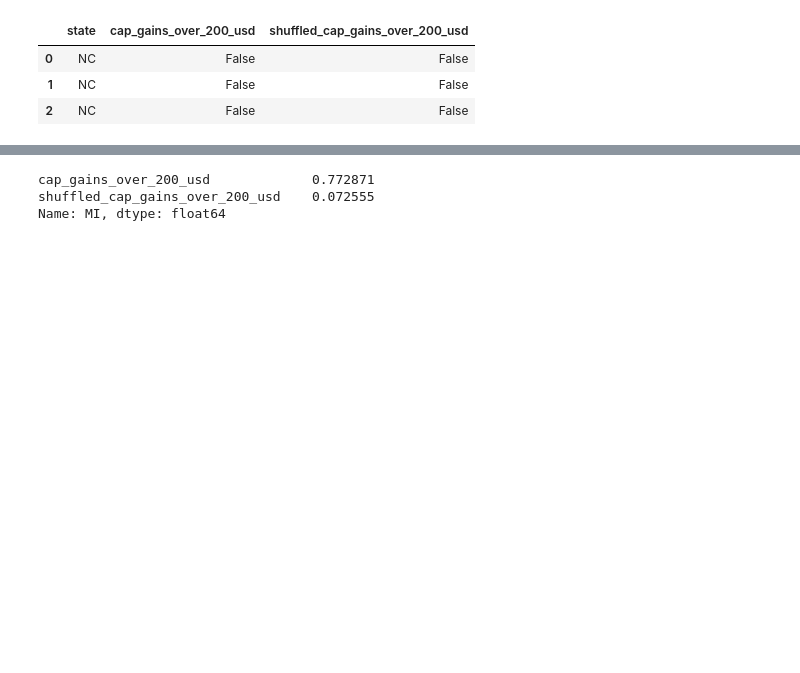
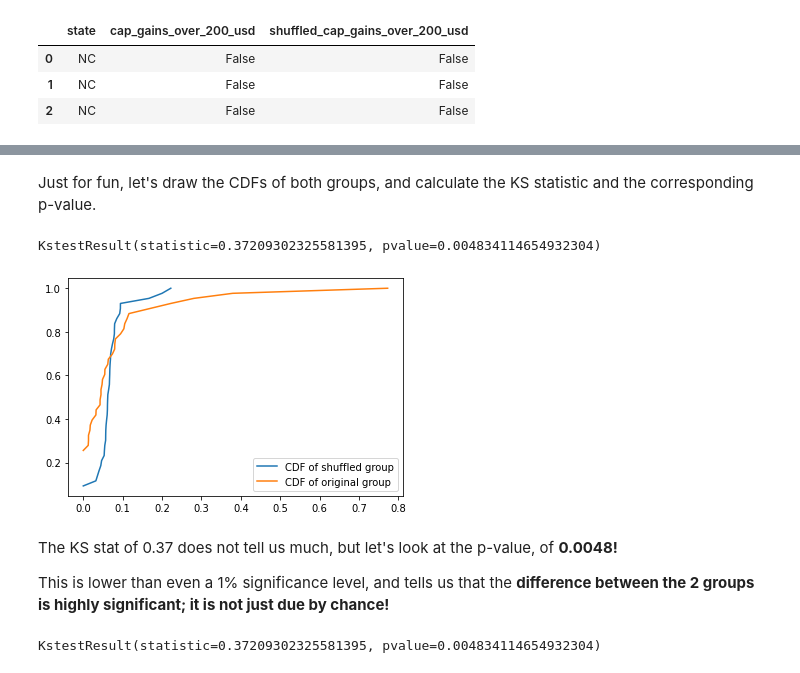
Before and after one commit to tharvipop/sussy-stock-trades, a Jupyter notebook: hypothesis_test.ipynb, the cells around one changed output, grey strips where cells are left out. Saved outputs shown, nothing was run; the diff lists cells and outputs as text; code cells hidden in the pictures; blank space fills up the shorter version.

```diff
--- a/hypothesis_test.ipynb
+++ b/hypothesis_test.ipynb
@@ -116,6 +106,22 @@ table['cap_gains_over_200_usd'].plot(kind='barh', title=title, ax=axes[1]);
+# %% [markdown]
+Just for fun, let's draw the CDFs of both groups, and calculate the KS statistic and the corresponding p-value.
+# %%
+gpA = table['shuffled_cap_gains_over_200_usd']
+gpB = table['cap_gains_over_200_usd']
+
+plt.plot(gpA.value_counts(normalize=True).sort_index().cumsum(), label='CDF of shuffled group')
+plt.plot(gpB.value_counts(normalize=True).sort_index().cumsum(), label='CDF of original group')
+plt.legend();
+# %% [output]
+KstestResult(statistic=0.37209302325581395, pvalue=0.004834114654932304)
+[figure, added]
+# %% [markdown]
+The KS stat of 0.37 does not tell us much, but let's look at the p-value, of **0.0048!**
+
+This is lower than even a 1% significance level, and tells us that the **difference between the 2 groups is highly significant; it is not just due by chance!**
+# %%
+ks_2samp(gpA, gpB)
+# %% [output]
+KstestResult(statistic=0.37209302325581395, pvalue=0.004834114654932304)
 # %%
-og_and_shuffled.groupby('state').mean().sort_values(by='cap_gains_over_200_usd', ascending=False).loc['MI']
+# og_and_shuffled.groupby('state').mean().sort_values(by='cap_gains_over_200_usd', ascending=False).loc['MI']
-# %% [output]
-cap_gains_over_200_usd             0.772871
-shuffled_cap_gains_over_200_usd    0.072555
-Name: MI, dtype: float64
```
Also changed, not shown: parts of 9 cells of this notebook.
